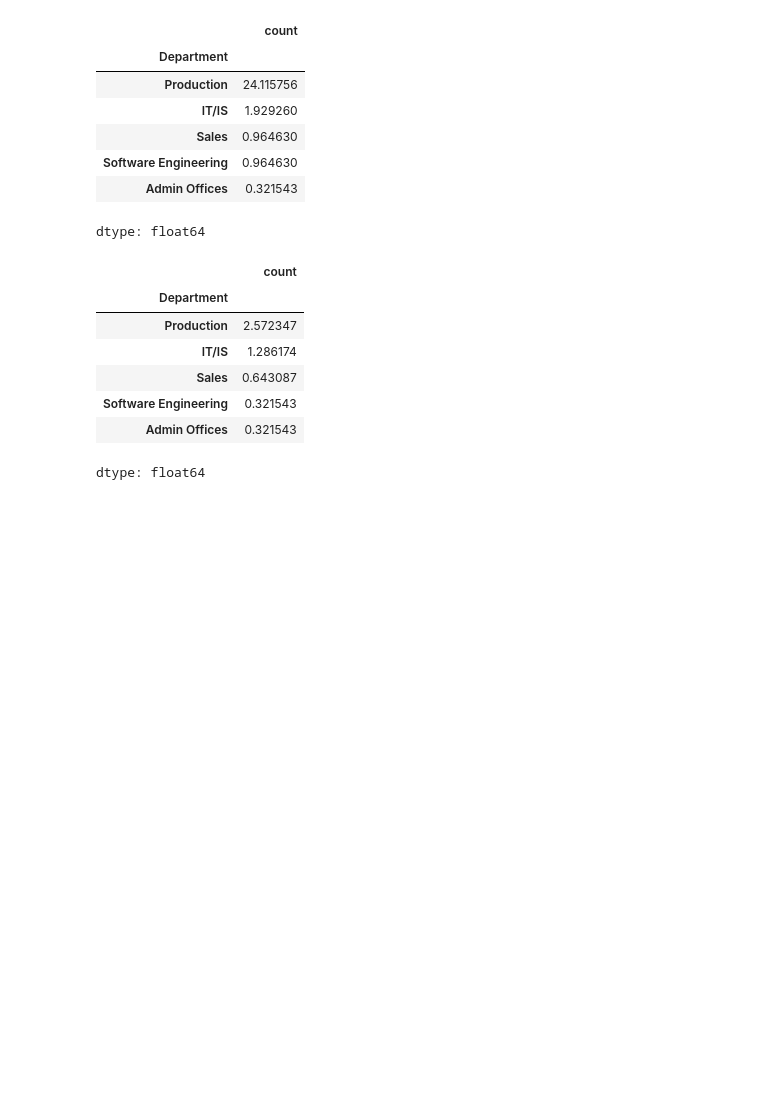
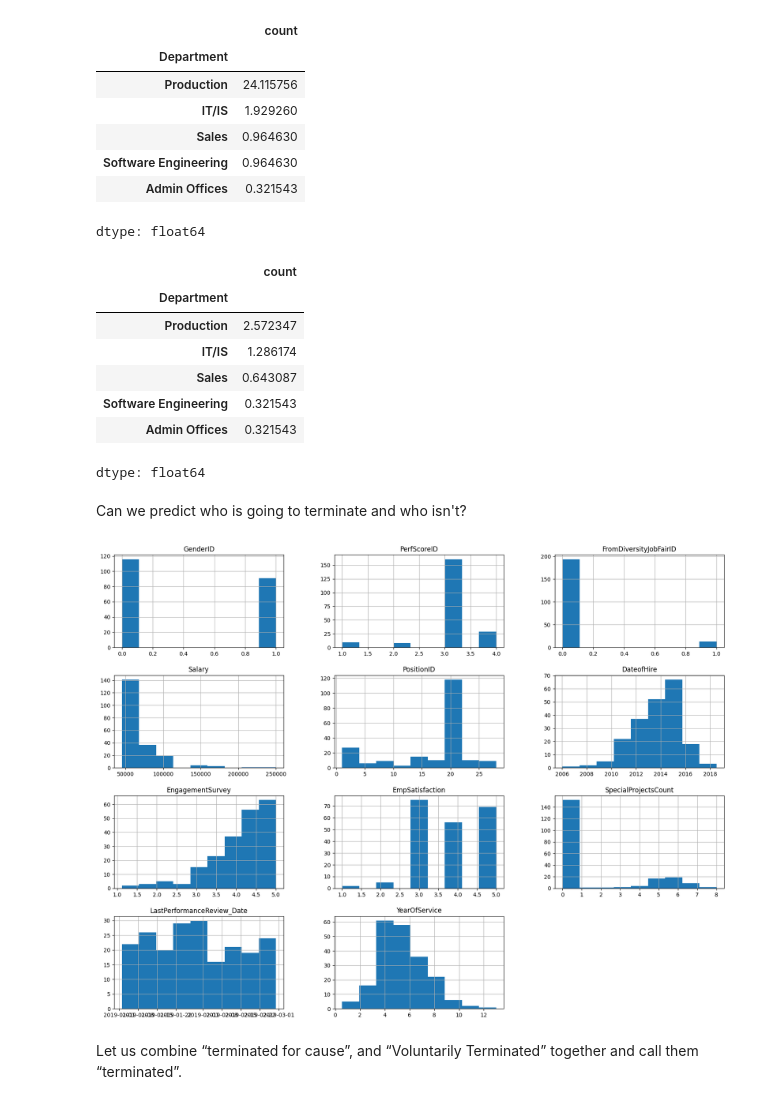
Before and after one commit to khonayem/HR-Dataset, a Jupyter notebook: HR_Dataset.ipynb, the cells around one changed output. Cells and saved outputs as stored; diff of their text form; code cells hidden in the pictures; blank space fills up the shorter version.

```diff
--- a/HR_Dataset.ipynb
+++ b/HR_Dataset.ipynb
@@ -501,3 +501,14 @@ term_cause["Department"].value_counts()/len(df)*100
 | Software Engineering | 0.321543 |
 | Admin Offices | 0.321543 |
 dtype: float64
+# %% [markdown]
+Can we predict who is going to terminate and who isn't?
+# %%
+num_bins = 9
+active_employees.hist(bins=num_bins, figsize=(20,15))
+plt.savefig("hr_histogram_plots")
+plt.show()
+# %% [output]
+[figure, added]
+# %% [markdown]
+Let us combine “terminated for cause”, and “Voluntarily Terminated” together and call them “terminated”.
```
